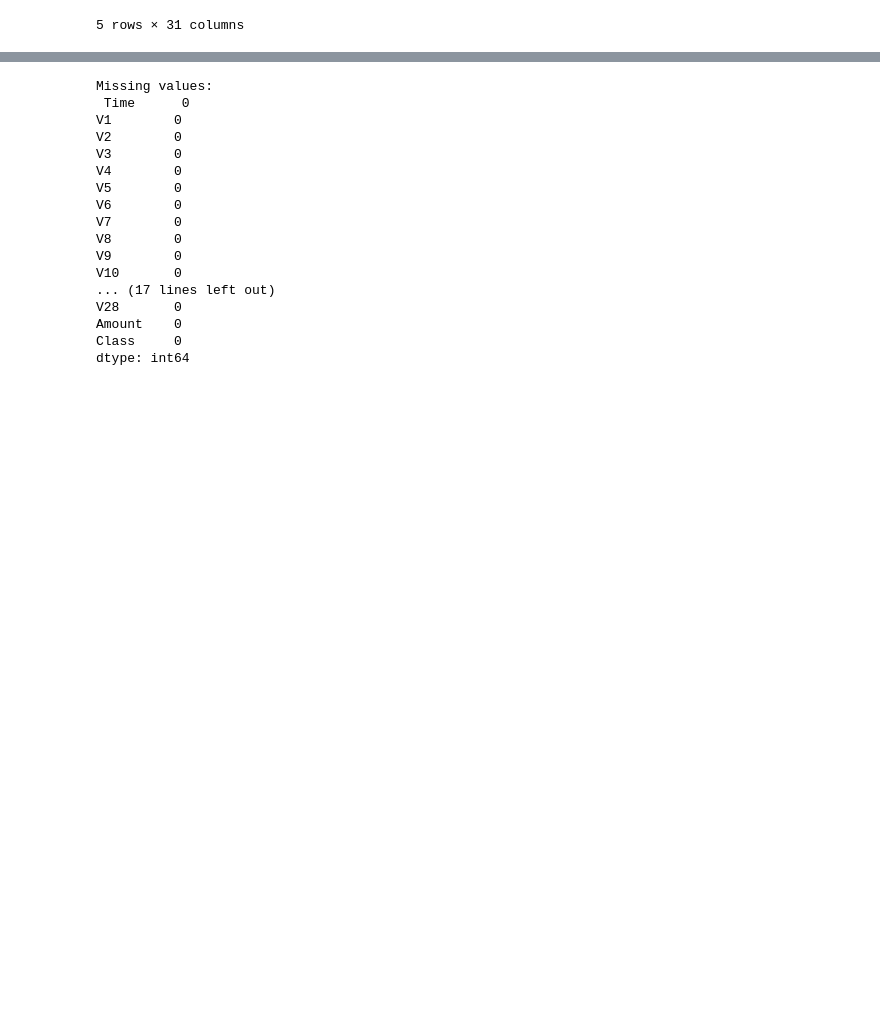
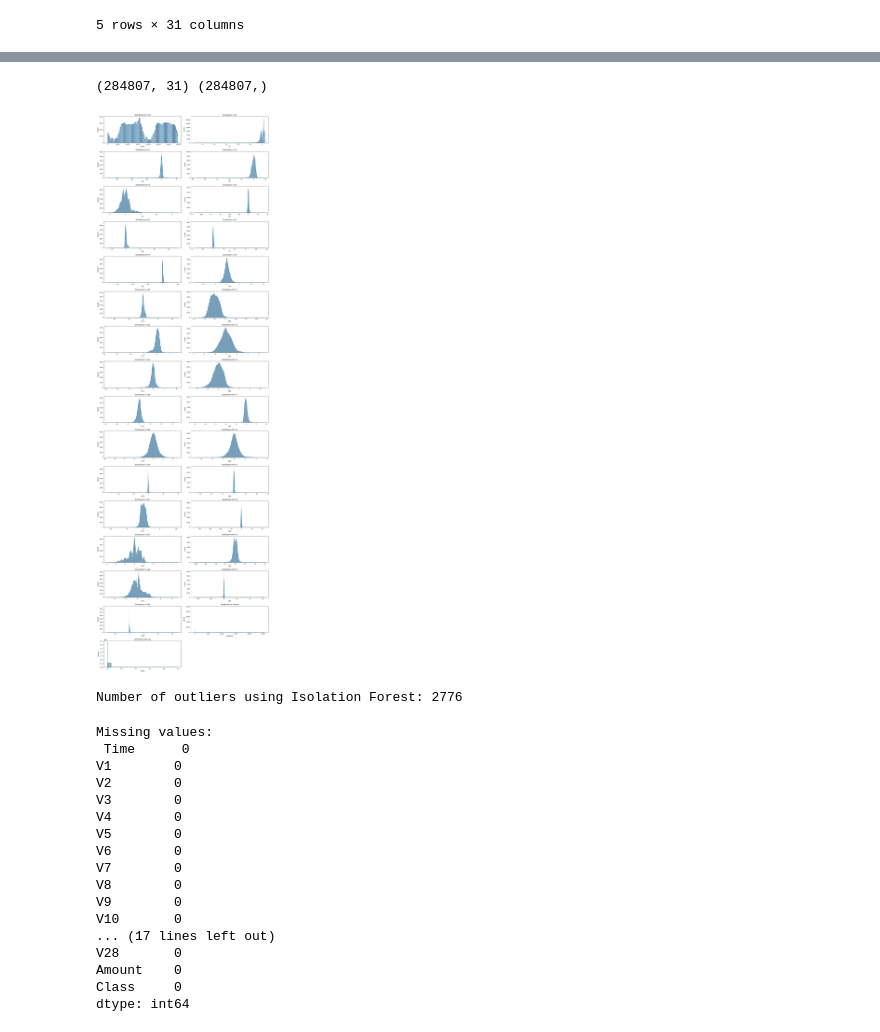
Before and after one commit to AidanM04/CSC-DSCI-4740-6740-Credit-Card-Fraud-Detection, a Jupyter notebook: Data_Exploration.ipynb, the cells around one changed output, grey strips where cells are left out. Saved outputs shown, nothing was run; the diff lists cells and outputs as text; code cells hidden in the pictures; blank space fills up the shorter version.

```diff
--- a/Data_Exploration.ipynb
+++ b/Data_Exploration.ipynb
@@ -48,3 +113,45 @@ df.head()
+# %%
+
+x=df.iloc[:,:-1]
+y=df.iloc[:,-1]
+
+print(x.shape,y.shape)
+# %% [output]
+(284807, 31) (284807,)
+# %%
+
+num_cols = len(x.columns)
+num_rows = (num_cols + 1) // 2  # Divide columns into two per row
+
+# Create subplots dynamically
+plt.figure(figsize=(15, num_rows * 3))
+i = 1
+
+for col in x.columns:
+    plt.subplot(num_rows, 2, i)  # Create a subplot grid dynamically
+    sns.histplot(x[col], kde=True)  # Add KDE for better visualization
+    plt.title(f"Distribution of {col}", fontsize=10)
+    plt.xticks(fontsize=8)
+    plt.yticks(fontsize=8)
+    i += 1
+
+plt.tight_layout()
+plt.show()
+# %% [output]
+[figure, added]
+# %%
+from sklearn.ensemble import IsolationForest
+
+# Fit the Isolation Forest
+iso = IsolationForest(contamination=0.01, random_state=42)  # Adjust contamination as needed
+df['anomaly'] = iso.fit_predict(df[['Amount']])  # Replace 'Amount' with the column(s) of interest
+
+# -1 indicates an outlier
+outliers_iso = df[df['anomaly'] == -1]
+
+print(f"Number of outliers using Isolation Forest: {len(outliers_iso)}")
+# %% [output]
+Number of outliers using Isolation Forest: 2776
 # %%
 print("Missing values:\n", df.isnull().sum())
 # %% [output]
```
Also changed, not shown: parts of 29 cells of this notebook.
